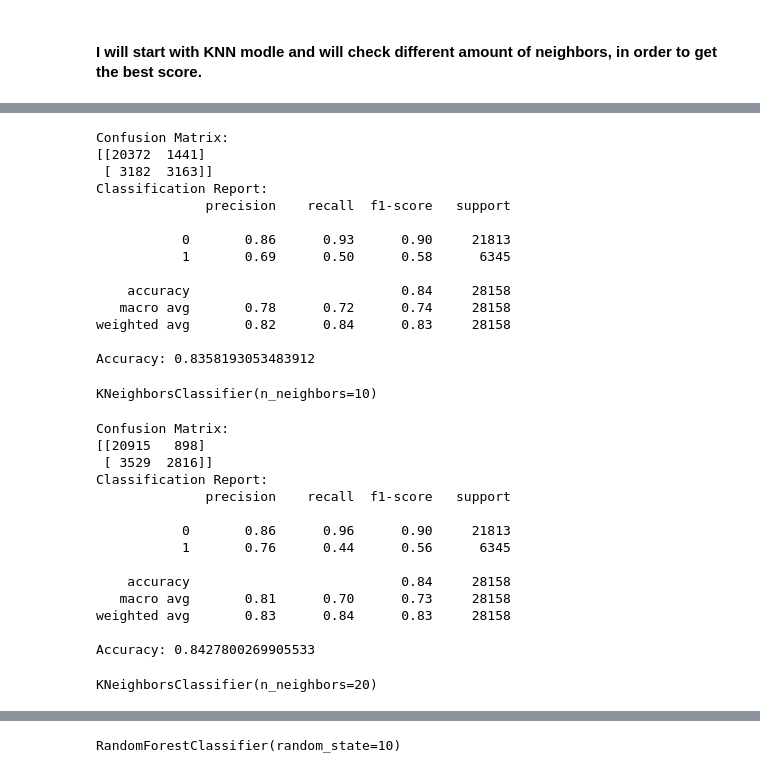
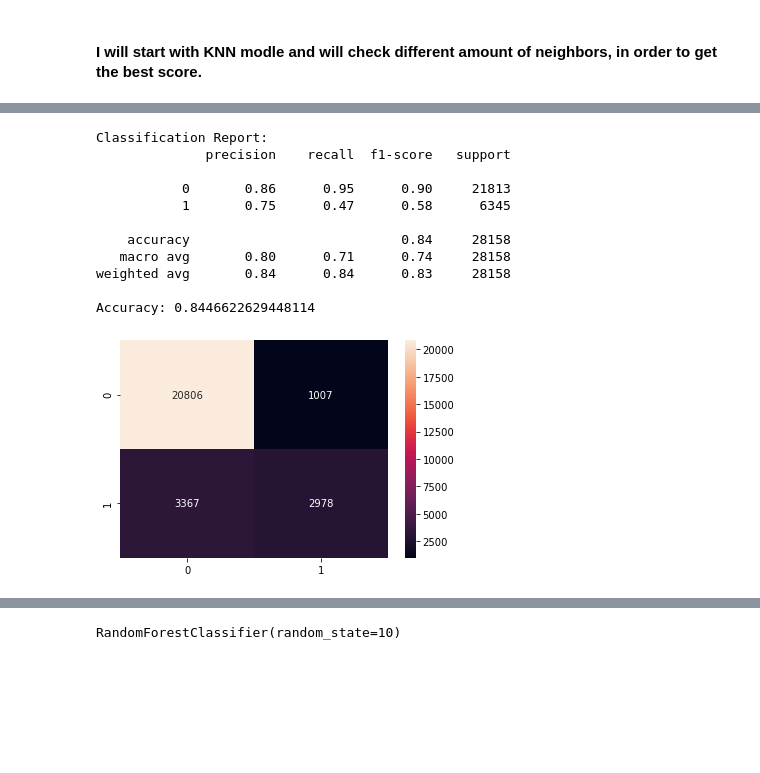
Before and after one commit to idobar1403/FinalProjectSemA, a Jupyter notebook: Untitled1.ipynb, the cells around one changed output, grey strips where cells are left out. Drawn from its saved outputs; the diff is of its cells as text; code cells hidden in the pictures; blank space fills up the shorter version.

```diff
--- a/Untitled1.ipynb
+++ b/Untitled1.ipynb
@@ -536,31 +586,23 @@ KNeighborsClassifier()
 # %%
 y_pred = classifier.predict(X_test)
 # %%
-result = confusion_matrix(y_test, y_pred)
-print("Confusion Matrix:")
-print(result)
+confMatrix = confusion_matrix(y_test, y_pred)
+sns.heatmap(confMatrix, annot=True, fmt="d")
 result1 = classification_report(y_test, y_pred)
 print("Classification Report:",)
 print (result1)
 result2 = accuracy_score(y_test,y_pred)
 print("Accuracy:",result2)
 # %% [output]
-Confusion Matrix:
-[[20372  1441]
- [ 3182  3163]]
 Classification Report:
               precision    recall  f1-score   support
 
-           0       0.86      0.93      0.90     21813
-           1       0.69      0.50      0.58      6345
+           0       0.86      0.95      0.90     21813
+           1       0.75      0.47      0.58      6345
 
     accuracy                           0.84     28158
-   macro avg       0.78      0.72      0.74     28158
-weighted avg       0.82      0.84      0.83     28158
+   macro avg       0.80      0.71      0.74     28158
+weighted avg       0.84      0.84      0.83     28158
 
-Accuracy: 0.8358193053483912
+Accuracy: 0.8446622629448114
+[figure, added]
-# %%
-classifier = KNeighborsClassifier(n_neighbors=10)
-classifier.fit(X_train,y_train)
-# %% [output]
-KNeighborsClassifier(n_neighbors=10)
@@ -569,29 +608,0 @@ y_pred = classifier.predict(X_test)
-# %%
-result = confusion_matrix(y_test, y_pred)
-print("Confusion Matrix:")
-print(result)
-result1 = classification_report(y_test, y_pred)
-print("Classification Report:",)
-print (result1)
-result2 = accuracy_score(y_test,y_pred)
-print("Accuracy:",result2)
-# %% [output]
-Confusion Matrix:
-[[20915   898]
- [ 3529  2816]]
-Classification Report:
-              precision    recall  f1-score   support
-
-           0       0.86      0.96      0.90     21813
-           1       0.76      0.44      0.56      6345
-
-    accuracy                           0.84     28158
-   macro avg       0.81      0.70      0.73     28158
-weighted avg       0.83      0.84      0.83     28158
-
-Accuracy: 0.8427800269905533
-# %%
-classifier = KNeighborsClassifier(n_neighbors=20)
-classifier.fit(X_train,y_train)
-# %% [output]
-KNeighborsClassifier(n_neighbors=20)
```
Also changed, not shown: parts of 26 cells of this notebook.
